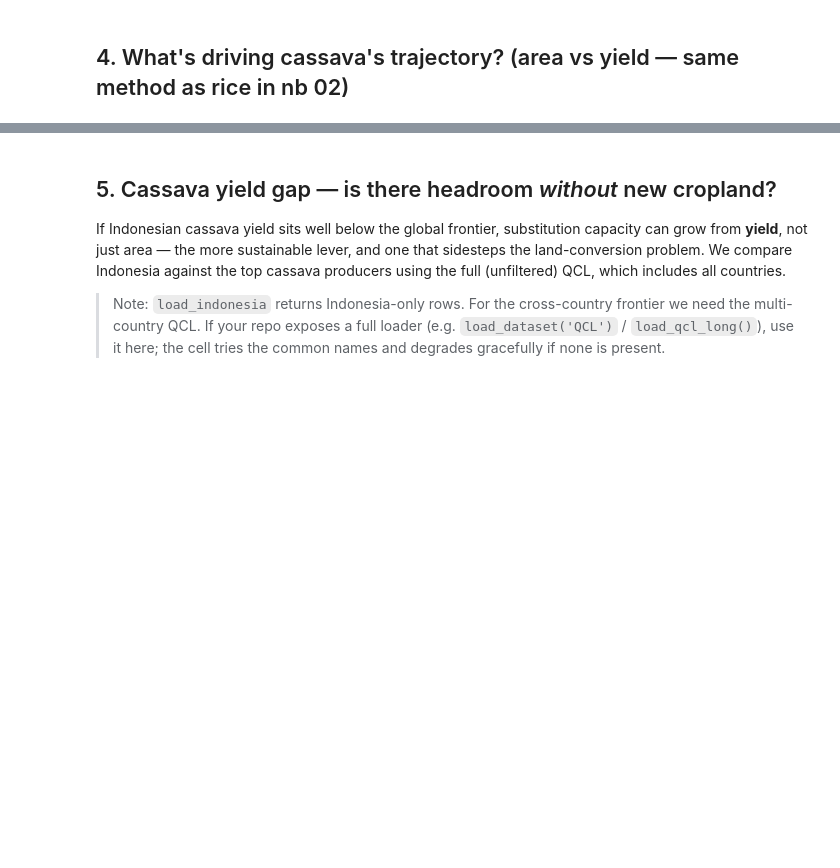
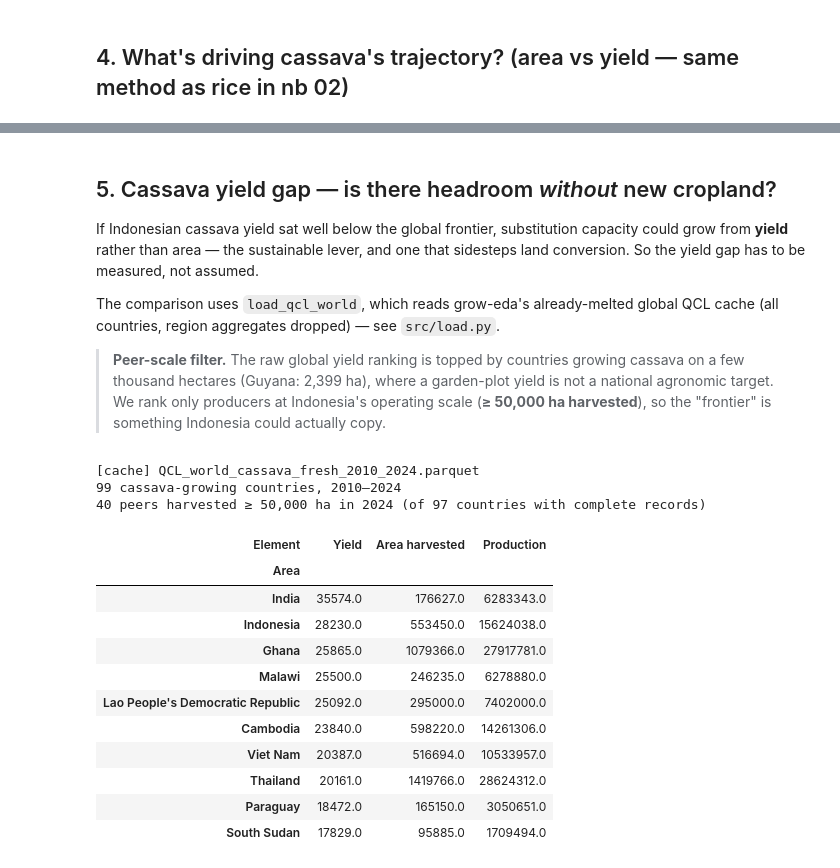
Before and after one commit to msweta02/wid-datathon, a Jupyter notebook: indonesia-eda/notebooks/05_cassava_substitution.ipynb, the cells around one changed output, grey strips where cells are left out. Saved outputs shown, nothing was run; the diff lists cells and outputs as text; code cells hidden in the pictures; blank space fills up the shorter version.

```diff
--- a/indonesia-eda/notebooks/05_cassava_substitution.ipynb
+++ b/indonesia-eda/notebooks/05_cassava_substitution.ipynb
@@ -127,32 +180,48 @@ print('IMPLICATION: MOCAF scale-up cannot assume a static raw-material base —
 # %% [markdown]
 ## 5. Cassava yield gap — is there headroom *without* new cropland?
 
-If Indonesian cassava yield sits well below the global frontier, substitution capacity can grow from
-**yield**, not just area — the more sustainable lever, and one that sidesteps the land-conversion problem.
-We compare Indonesia against the top cassava producers using the full (unfiltered) QCL, which includes
-all countries.
+If Indonesian cassava yield sat well below the global frontier, substitution capacity could grow from
+**yield** rather than area — the sustainable lever, and one that sidesteps land conversion. So the yield
+gap has to be measured, not assumed.
 
-> Note: `load_indonesia` returns Indonesia-only rows. For the cross-country frontier we need the
-> multi-country QCL. If your repo exposes a full loader (e.g. `load_dataset('QCL')` / `load_qcl_long()`),
-> use it here; the cell tries the common names and degrades gracefully if none is present.
+The comparison uses `load_qcl_world`, which reads grow-eda's already-melted global QCL cache
+(all countries, region aggregates dropped) — see `src/load.py`.
+
+> **Peer-scale filter.** The raw global yield ranking is topped by countries growing cassava on a few
+> thousand hectares (Guyana: 2,399 ha), where a garden-plot yield is not a national agronomic target.
+> We rank only producers at Indonesia's operating scale (**≥ 50,000 ha harvested**), so the "frontier"
+> is something Indonesia could actually copy.
 # %%
-qcl_all = None
-for loader_name in ['load_dataset', 'load_qcl_long', 'load_qcl', 'load_all']:
-    try:
-        import src.load as L
-        if hasattr(L, loader_name):
-            fn = getattr(L, loader_name)
-            try:
-                qcl_all = fn('QCL')
-            except TypeError:
-                qcl_all = fn()
-            print(f'Loaded full QCL via src.load.{loader_name}(): {qcl_all.shape[0]:,} rows')
-            break
-    except Exception as e:
-        print(f'{loader_name} failed: {e}')
+from src.load import load_qcl_world
 
-if qcl_all is None:
-    print('No full-QCL loader found. Fill FRONTIER_YIELD_KG_HA below from FAOSTAT manually'
-          ' (QCL, Yield, Cassava, latest year) for Thailand/India/Nigeria, or point this'
-          ' cell at your grow-eda cache, e.g. pd.read_parquet("../grow-eda/data/cache/QCL_long.parquet").')
+cas_world = load_qcl_world(CASSAVA, ['Production', 'Area harvested', 'Yield'])
+print(f"{cas_world['Area'].nunique()} cassava-growing countries, "
+      f"{cas_world['year'].min()}–{cas_world['year'].max()}")
+
+PEER_MIN_AREA_HA = 50_000   # see the peer-scale note above
+
+wpiv = (cas_world[cas_world['year'] == LATEST]
+        .pivot_table(index='Area', columns='Element', values='value')
+        .dropna(subset=['Yield', 'Production', 'Area harvested']))
+peers = wpiv[wpiv['Area harvested'] >= PEER_MIN_AREA_HA].sort_values('Yield', ascending=False)
+
+print(f'{len(peers)} peers harvested \u2265 {PEER_MIN_AREA_HA:,} ha in {LATEST} '
+      f'(of {len(wpiv)} countries with complete records)\n')
+peers[['Yield', 'Area harvested', 'Production']].head(10).round(0)
+# %% [output]
+[cache] QCL_world_cassava_fresh_2010_2024.parquet
+99 cassava-growing countries, 2010–2024
+40 peers harvested ≥ 50,000 ha in 2024 (of 97 countries with complete records)
+| Element | Yield | Area harvested | Production |
+| Area |  |  |  |
+| India | 35574.0 | 176627.0 | 6283343.0 |
+| Indonesia | 28230.0 | 553450.0 | 15624038.0 |
+| Ghana | 25865.0 | 1079366.0 | 27917781.0 |
+| Malawi | 25500.0 | 246235.0 | 6278880.0 |
+| Lao People's Democratic Republic | 25092.0 | 295000.0 | 7402000.0 |
+| Cambodia | 23840.0 | 598220.0 | 14261306.0 |
+| Viet Nam | 20387.0 | 516694.0 | 10533957.0 |
+| Thailand | 20161.0 | 1419766.0 | 28624312.0 |
+| Paraguay | 18472.0 | 165150.0 | 3050651.0 |
+| South Sudan | 17829.0 | 95885.0 | 1709494.0 |
 # %%
```
Also changed, not shown: parts of 15 cells of this notebook, 6 other files.
